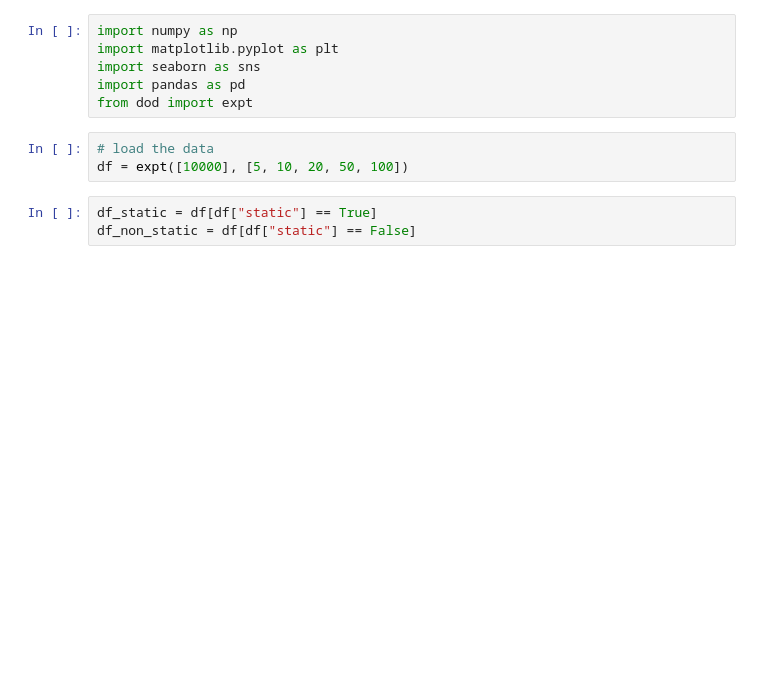
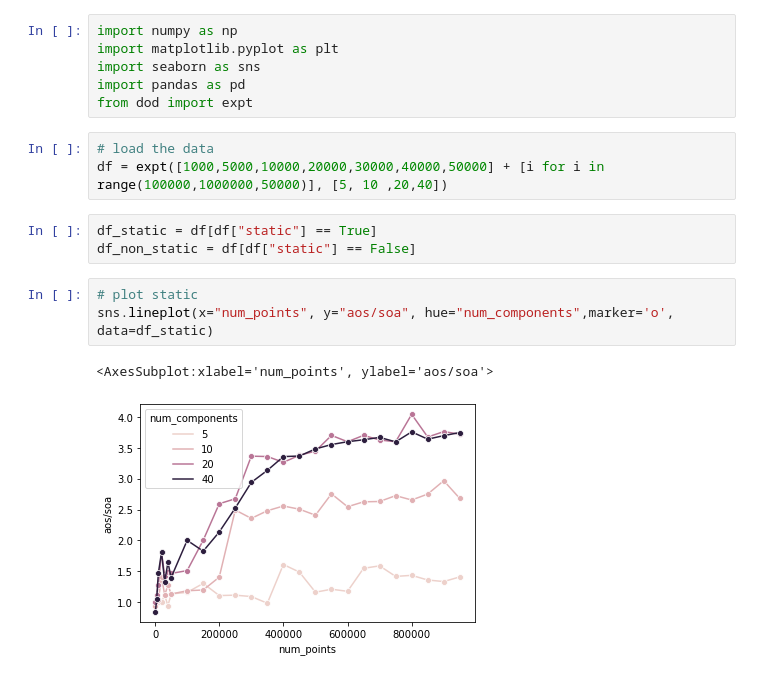
Before and after one commit to MeLikeyCode/data_oriented_design_expt, a Jupyter notebook: notebook.ipynb, the cells around one changed output. Drawn from its saved outputs; the diff is of its cells as text; blank space fills up the shorter version.

```diff
--- a/notebook.ipynb
+++ b/notebook.ipynb
@@ -6,7 +6,13 @@ import pandas as pd
 from dod import expt
 # %%
 # load the data
-df = expt([10000], [5, 10, 20, 50, 100])
+df = expt([1000,5000,10000,20000,30000,40000,50000] + [i for i in range(100000,1000000,50000)], [5, 10 ,20,40])
 # %%
 df_static = df[df["static"] == True]
 df_non_static = df[df["static"] == False]
+# %%
+# plot static
+sns.lineplot(x="num_points", y="aos/soa", hue="num_components",marker='o', data=df_static)
+# %% [output]
+<AxesSubplot:xlabel='num_points', ylabel='aos/soa'>
+[figure, added]
```
Also changed, not shown: parts of 5 cells of this notebook, 2 other files.
